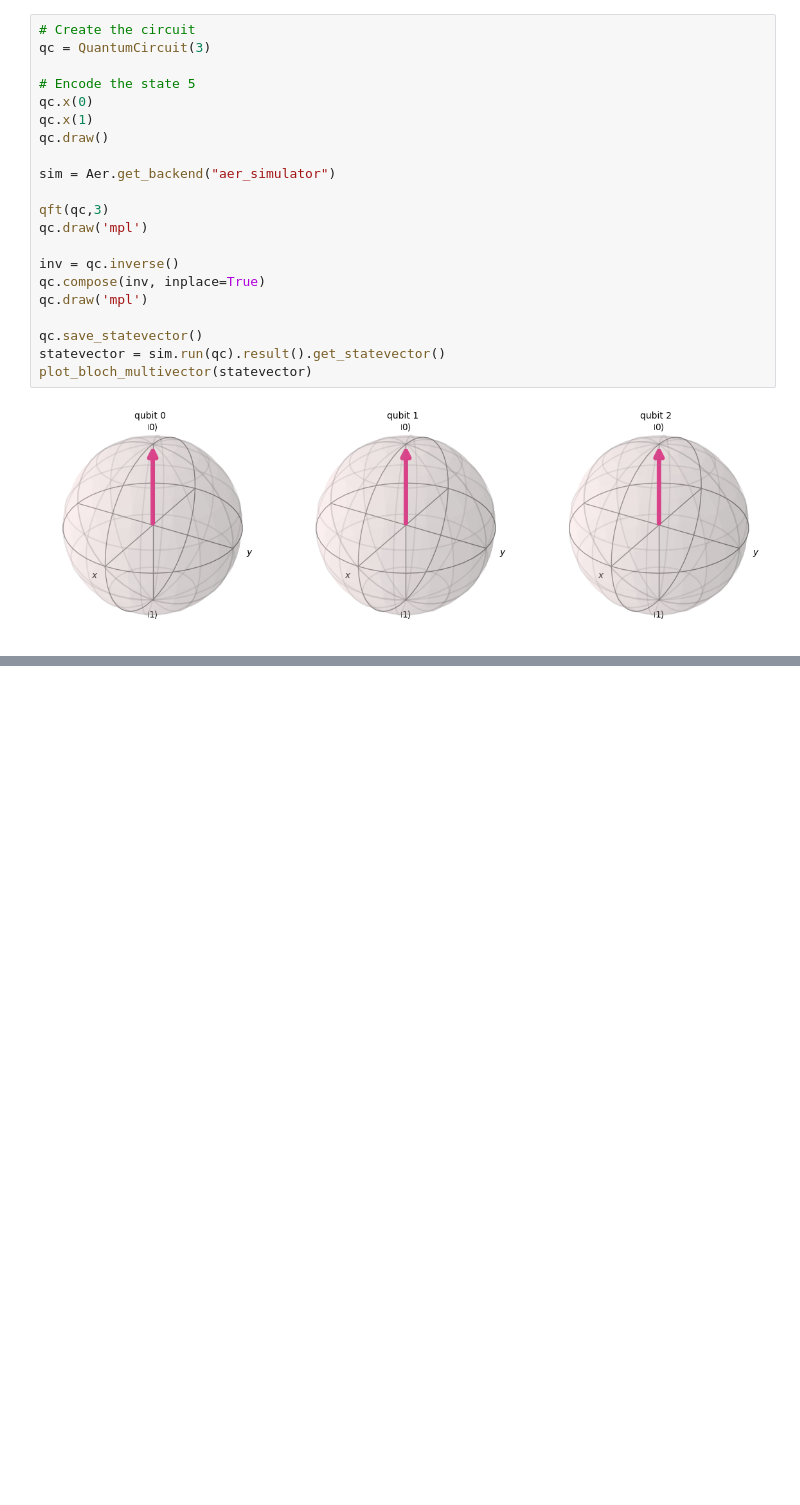
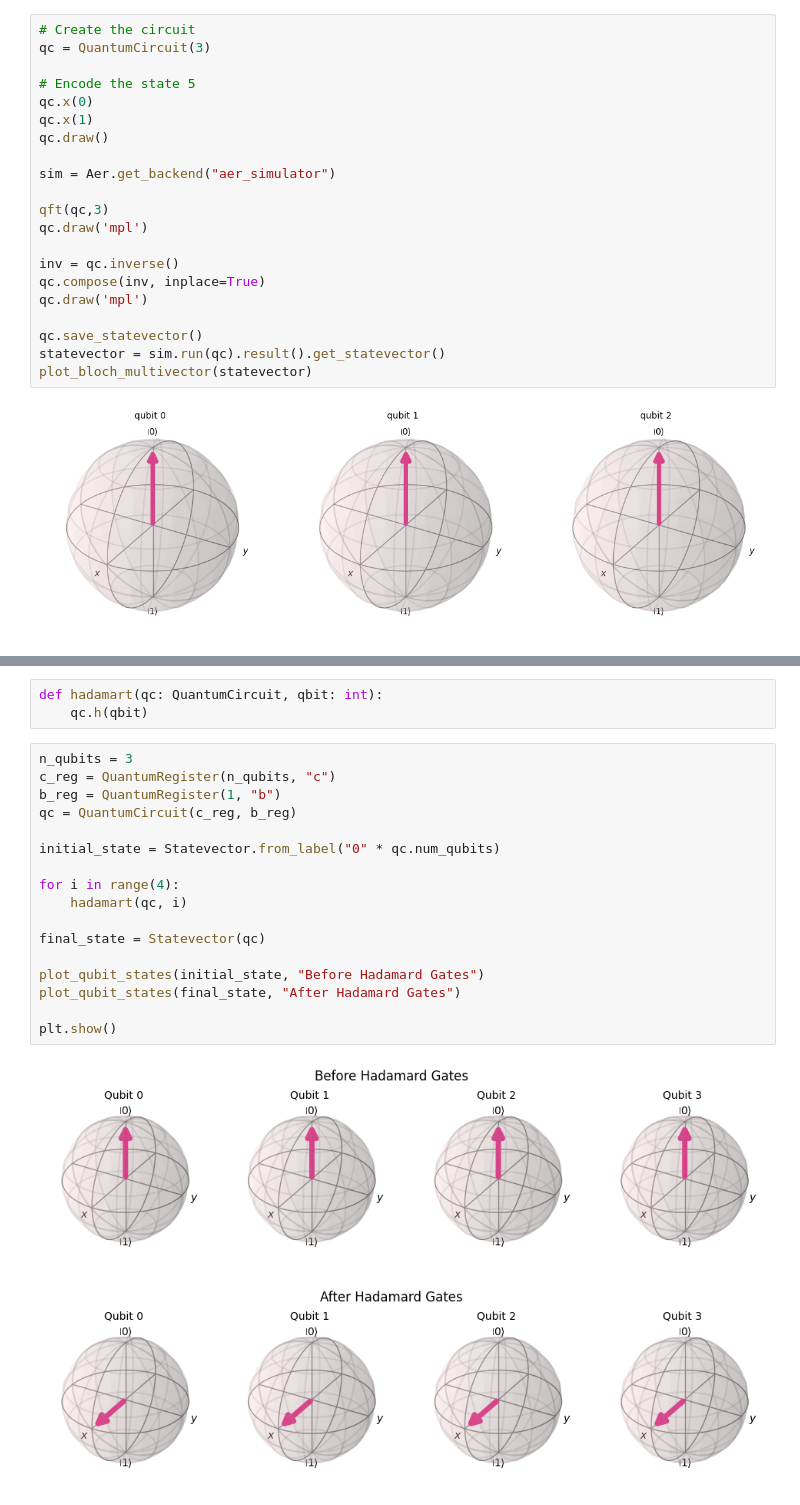
Before and after one commit to TarnMaVas/LA_HHL_project, a Jupyter notebook: HHL_qft.ipynb, the cells around one changed output, grey strips where cells are left out. Drawn from its saved outputs; the diff is of its cells as text; blank space fills up the shorter version.

```diff
--- a/HHL_qft.ipynb
+++ b/HHL_qft.ipynb
@@ -103,0 +154,23 @@ plot_bloch_multivector(statevector)
+# %%
+def hadamart(qc: QuantumCircuit, qbit: int):
+    qc.h(qbit)
+# %%
+n_qubits = 3
+c_reg = QuantumRegister(n_qubits, "c")
+b_reg = QuantumRegister(1, "b")
+qc = QuantumCircuit(c_reg, b_reg)
+
+initial_state = Statevector.from_label("0" * qc.num_qubits)
+
+for i in range(4):
+    hadamart(qc, i)
+
+final_state = Statevector(qc)
+
+plot_qubit_states(initial_state, "Before Hadamard Gates")
+plot_qubit_states(final_state, "After Hadamard Gates")
+
+plt.show()
+# %% [output]
+[figure, added]
+[figure, added]
```
Also changed, not shown: parts of 17 cells of this notebook.
